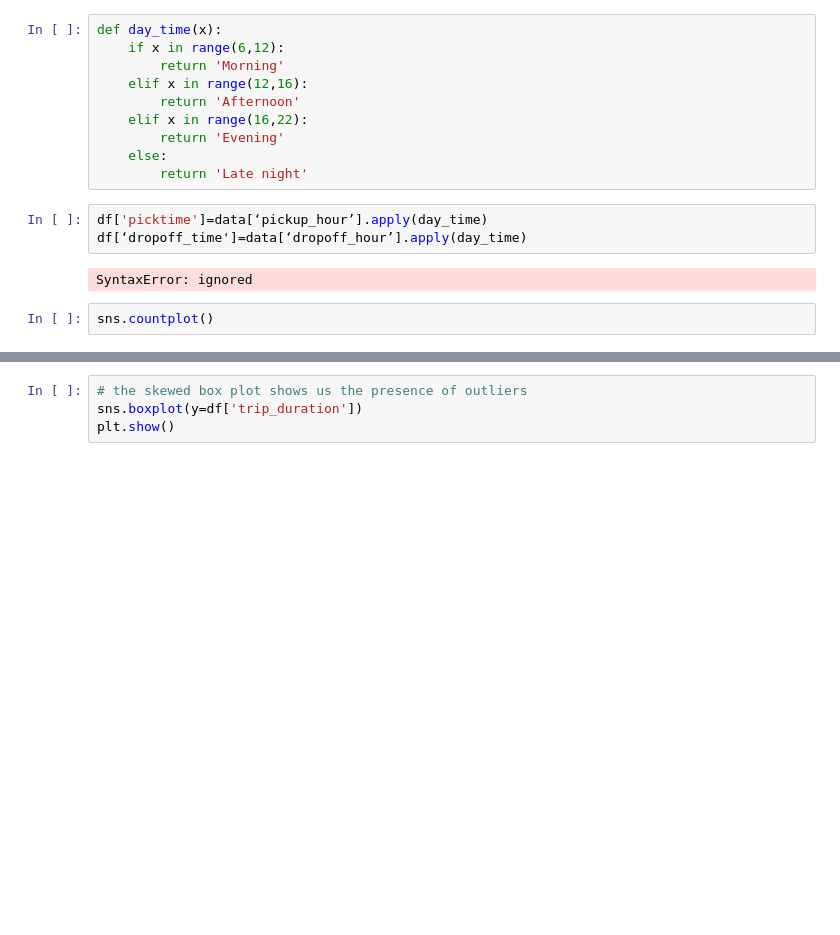
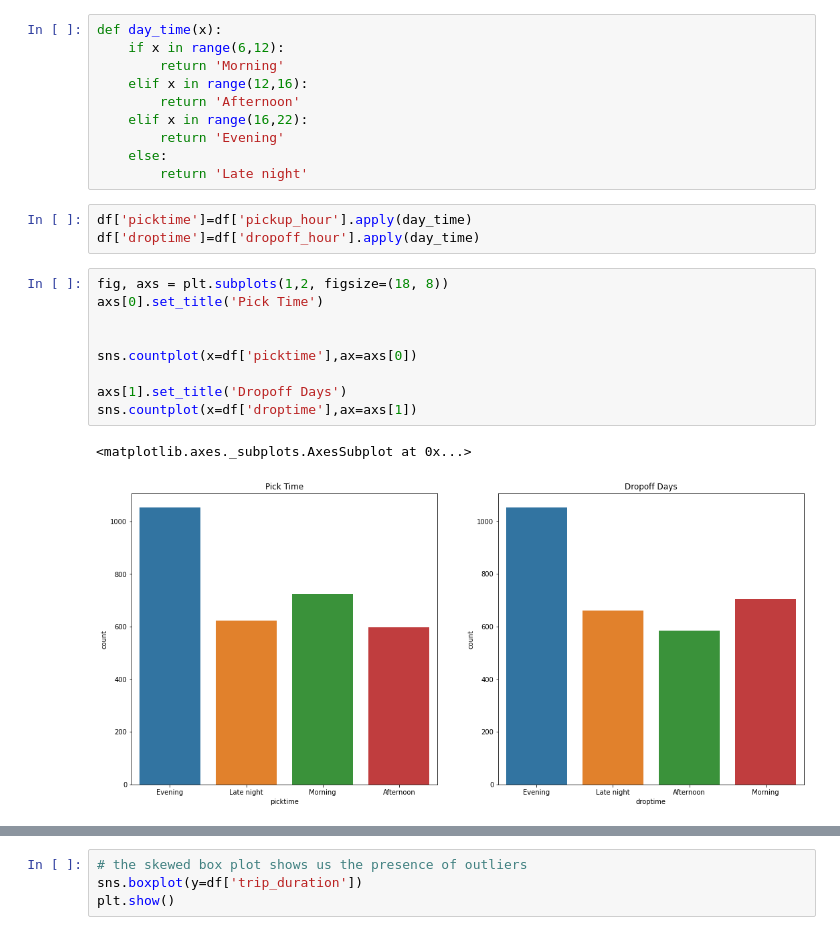
Before and after one commit to nitishkumar34/data, a Jupyter notebook: Untitled3.ipynb, the cells around one changed output, grey strips where cells are left out. Cells and saved outputs as stored; diff of their text form; blank space fills up the shorter version.

```diff
--- a/Untitled3.ipynb
+++ b/Untitled3.ipynb
@@ -118,9 +138,17 @@ def day_time(x):
     else:
         return 'Late night'
 # %%
-df['picktime']=data[‘pickup_hour’].apply(day_time)
-df[‘dropoff_time']=data[‘dropoff_hour’].apply(day_time)
+df['picktime']=df['pickup_hour'].apply(day_time)
+df['droptime']=df['dropoff_hour'].apply(day_time)
-# %% [output]
-SyntaxError: ignored
-# %%
-sns.countplot()
+# %%
+fig, axs = plt.subplots(1,2, figsize=(18, 8))
+axs[0].set_title('Pick Time')
+
+
+sns.countplot(x=df['picktime'],ax=axs[0])
+
+axs[1].set_title('Dropoff Days')
+sns.countplot(x=df['droptime'],ax=axs[1])
+# %% [output]
+<matplotlib.axes._subplots.AxesSubplot at 0x...>
+[figure, added]
```
Also changed, not shown: parts of 22 cells of this notebook.
